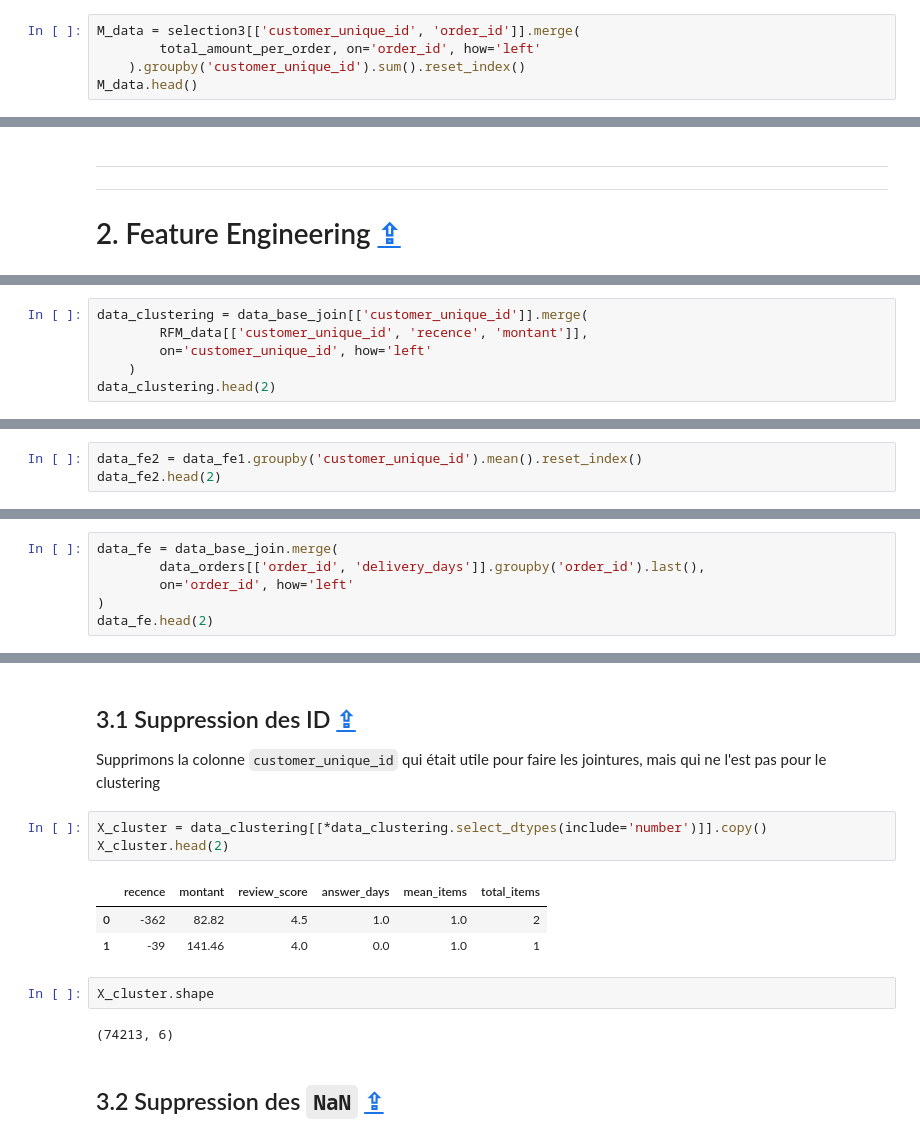
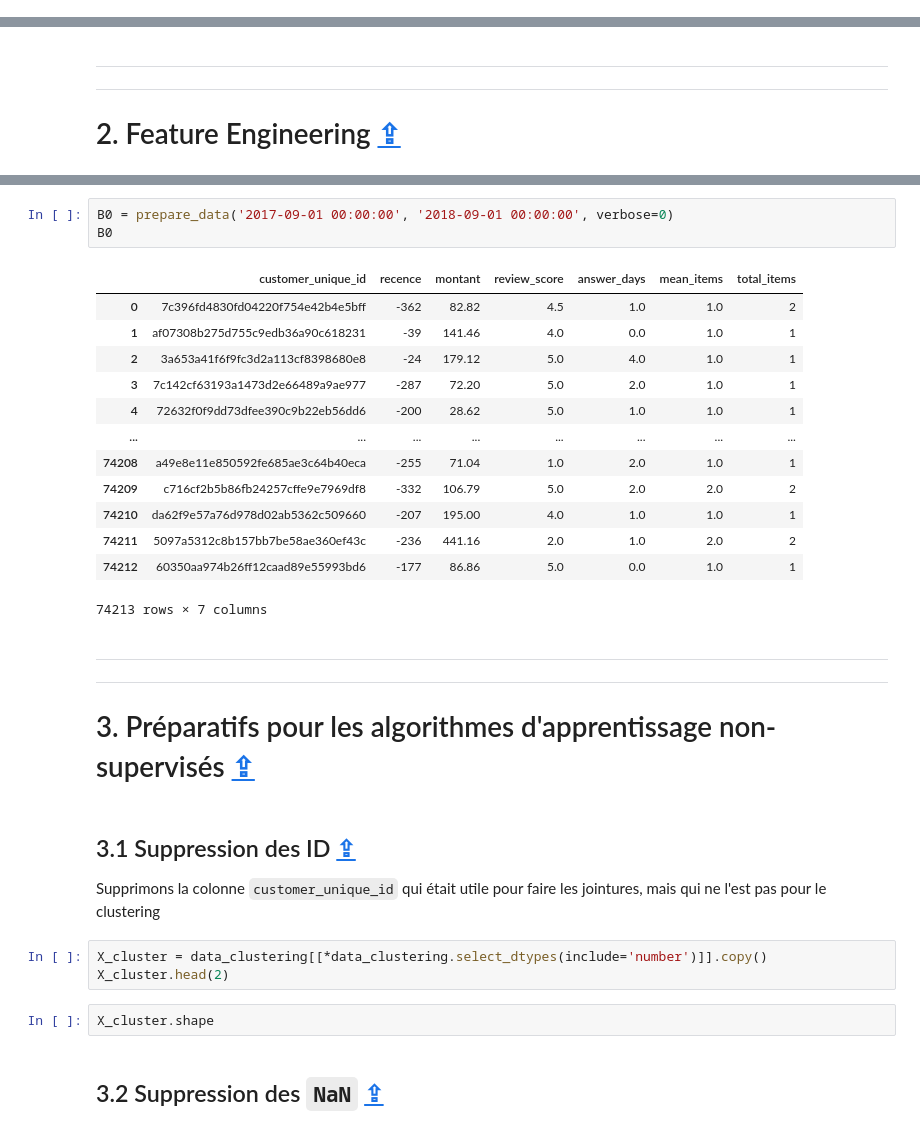
Before and after one commit to Valkea/OC_AI_05, a Jupyter notebook: 03_DataDrift.ipynb, the cells around one changed output, grey strips where cells are left out. Saved outputs shown, nothing was run; the diff lists cells and outputs as text.

Commit message:
feature: create a function to reproduce the whole feate-engineering process of the 02_Clustering notebook

```diff
--- a/03_DataDrift.ipynb
+++ b/03_DataDrift.ipynb
@@ -159,5 +45,0 @@ total_amount_per_order.head()
-# %%
-M_data = selection3[['customer_unique_id', 'order_id']].merge(
-        total_amount_per_order, on='order_id', how='left'
-    ).groupby('customer_unique_id').sum().reset_index()
-M_data.head()
@@ -226,6 +49,0 @@ data_base_join.shape
-# %%
-data_clustering = data_base_join[['customer_unique_id']].merge(
-        RFM_data[['customer_unique_id', 'recence', 'montant']],
-        on='customer_unique_id', how='left'
-    )
-data_clustering.head(2)
@@ -270,3 +49,0 @@ data_fe1.head(2)
-# %%
-data_fe2 = data_fe1.groupby('customer_unique_id').mean().reset_index()
-data_fe2.head(2)
@@ -370,6 +49,0 @@ Ajoutons **le temps de livraison moyen** des commandes pour chaque client
-# %%
-data_fe = data_base_join.merge(
-        data_orders[['order_id', 'delivery_days']].groupby('order_id').last(),
-        on='order_id', how='left'
-)
-data_fe.head(2)
@@ -415,3 +226,24 @@ data_clustering.shape
+# %%
+B0 = prepare_data('2017-09-01 00:00:00', '2018-09-01 00:00:00', verbose=0)
+B0
+# %% [output]
+|  | customer_unique_id | recence | montant | review_score | answer_days | mean_items | total_items |
+| 0 | 7c396fd4830fd04220f754e42b4e5bff | -362 | 82.82 | 4.5 | 1.0 | 1.0 | 2 |
+| 1 | af07308b275d755c9edb36a90c618231 | -39 | 141.46 | 4.0 | 0.0 | 1.0 | 1 |
+| 2 | 3a653a41f6f9fc3d2a113cf8398680e8 | -24 | 179.12 | 5.0 | 4.0 | 1.0 | 1 |
+| 3 | 7c142cf63193a1473d2e66489a9ae977 | -287 | 72.20 | 5.0 | 2.0 | 1.0 | 1 |
+| 4 | 72632f0f9dd73dfee390c9b22eb56dd6 | -200 | 28.62 | 5.0 | 1.0 | 1.0 | 1 |
+| ... | ... | ... | ... | ... | ... | ... | ... |
+| 74208 | a49e8e11e850592fe685ae3c64b40eca | -255 | 71.04 | 1.0 | 2.0 | 1.0 | 1 |
+| 74209 | c716cf2b5b86fb24257cffe9e7969df8 | -332 | 106.79 | 5.0 | 2.0 | 2.0 | 2 |
+| 74210 | da62f9e57a76d978d02ab5362c509660 | -207 | 195.00 | 4.0 | 1.0 | 1.0 | 1 |
+| 74211 | 5097a5312c8b157bb7be58ae360ef43c | -236 | 441.16 | 2.0 | 1.0 | 2.0 | 2 |
+| 74212 | 60350aa974b26ff12caad89e55993bd6 | -177 | 86.86 | 5.0 | 0.0 | 1.0 | 1 |
+74213 rows × 7 columns
+# %% [markdown]
+---
+---
+# 3. Préparatifs pour les algorithmes d'apprentissage non-supervisés  <a class="anchor" id="setup"></a> [⇪](#menu)
 # %% [markdown]
 ## 3.1 Suppression des ID <a class="anchor" id="setup_1"></a> [⇪](#menu)
 
@@ -419,14 +251,8 @@ Supprimons la colonne `customer_unique_id` qui était utile pour faire les joint
 # %%
 X_cluster = data_clustering[[*data_clustering.select_dtypes(include='number')]].copy()
 X_cluster.head(2)
-# %% [output]
-|  | recence | montant | review_score | answer_days | mean_items | total_items |
-| 0 | -362 | 82.82 | 4.5 | 1.0 | 1.0 | 2 |
-| 1 | -39 | 141.46 | 4.0 | 0.0 | 1.0 | 1 |
 # %%
 X_cluster.shape
-# %% [output]
-(74213, 6)
 # %% [markdown]
 ## 3.2 Suppression des `NaN` <a class="anchor" id="setup_2"></a> [⇪](#menu)
 # %%
```
Also changed, not shown: parts of 78 cells of this notebook.
